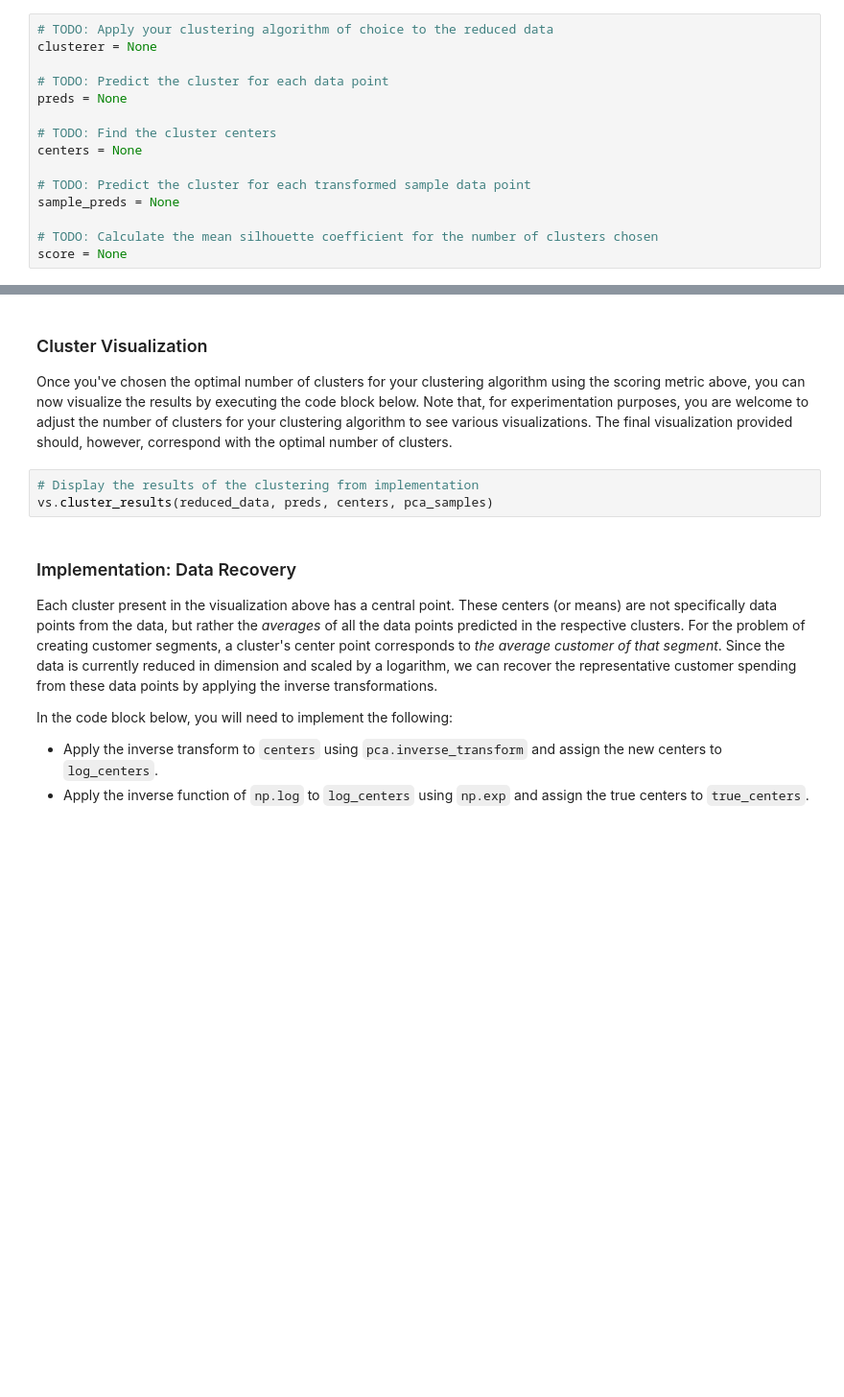
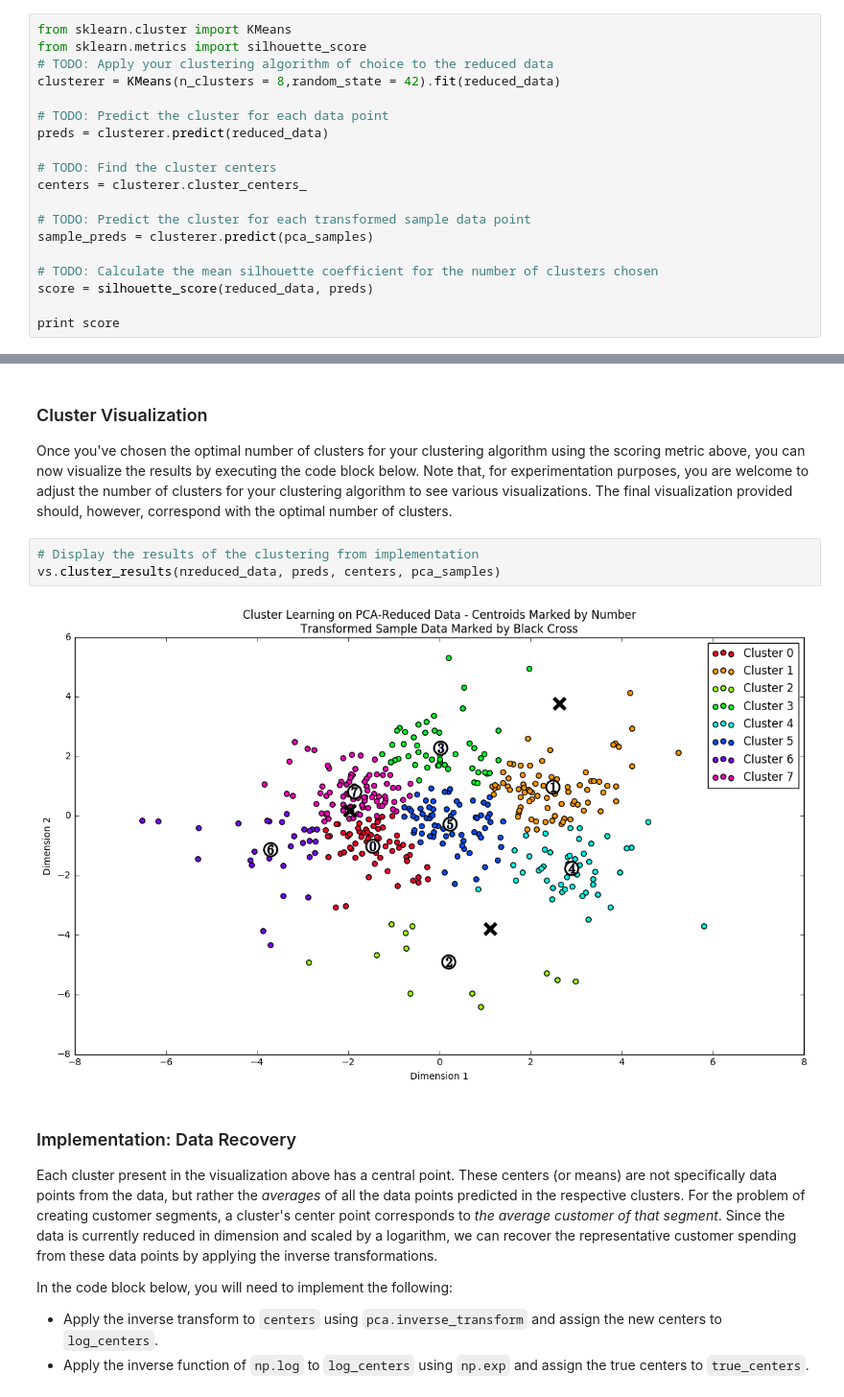
Before and after one commit to Venka97/Customer-segments, a Jupyter notebook: customer_segments.ipynb, the cells around one changed output, grey strips where cells are left out. Shown at 96% size. Saved outputs shown, nothing was run; the diff lists cells and outputs as text; blank space fills up the shorter version.

Commit message:
Calculated cluster centres

```diff
--- a/customer_segments.ipynb
+++ b/customer_segments.ipynb
@@ -379,17 +404,21 @@ In the code block below, you will need to implement the following:
  - Import `sklearn.metrics.silhouette_score` and calculate the silhouette score of `reduced_data` against `preds`.
    - Assign the silhouette score to `score` and print the result.
 # %%
+from sklearn.cluster import KMeans
+from sklearn.metrics import silhouette_score
 # TODO: Apply your clustering algorithm of choice to the reduced data
-clusterer = None
+clusterer = KMeans(n_clusters = 8,random_state = 42).fit(reduced_data)
 
 # TODO: Predict the cluster for each data point
-preds = None
+preds = clusterer.predict(reduced_data)
 
 # TODO: Find the cluster centers
-centers = None
+centers = clusterer.cluster_centers_
 
 # TODO: Predict the cluster for each transformed sample data point
-sample_preds = None
+sample_preds = clusterer.predict(pca_samples)
 
 # TODO: Calculate the mean silhouette coefficient for the number of clusters chosen
-score = None
+score = silhouette_score(reduced_data, preds)
+
+print score
@@ -403,7 +448,9 @@ score = None
 Once you've chosen the optimal number of clusters for your clustering algorithm using the scoring metric above, you can now visualize the results by executing the code block below. Note that, for experimentation purposes, you are welcome to adjust the number of clusters for your clustering algorithm to see various visualizations. The final visualization provided should, however, correspond with the optimal number of clusters.
 # %%
 # Display the results of the clustering from implementation
-vs.cluster_results(reduced_data, preds, centers, pca_samples)
+vs.cluster_results(nreduced_data, preds, centers, pca_samples)
+# %% [output]
+[figure, added]
 # %% [markdown]
 ### Implementation: Data Recovery
 Each cluster present in the visualization above has a central point. These centers (or means) are not specifically data points from the data, but rather the *averages* of all the data points predicted in the respective clusters. For the problem of creating customer segments, a cluster's center point corresponds to *the average customer of that segment*. Since the data is currently reduced in dimension and scaled by a logarithm, we can recover the representative customer spending from these data points by applying the inverse transformations.
```
Also changed, not shown: parts of 5 cells of this notebook.
